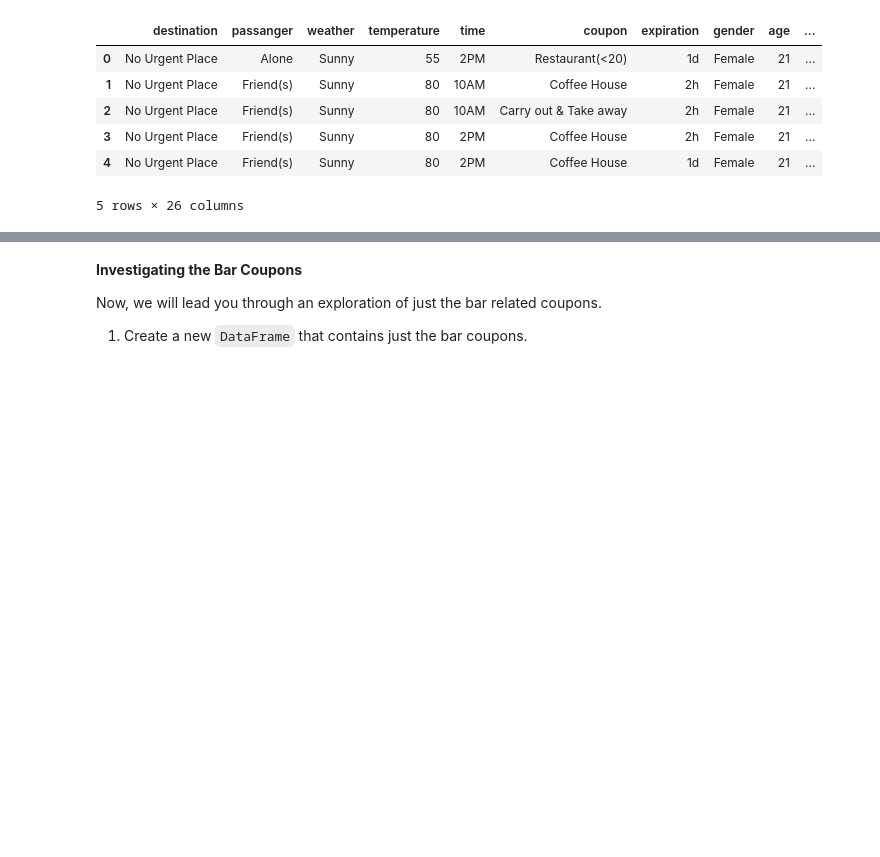
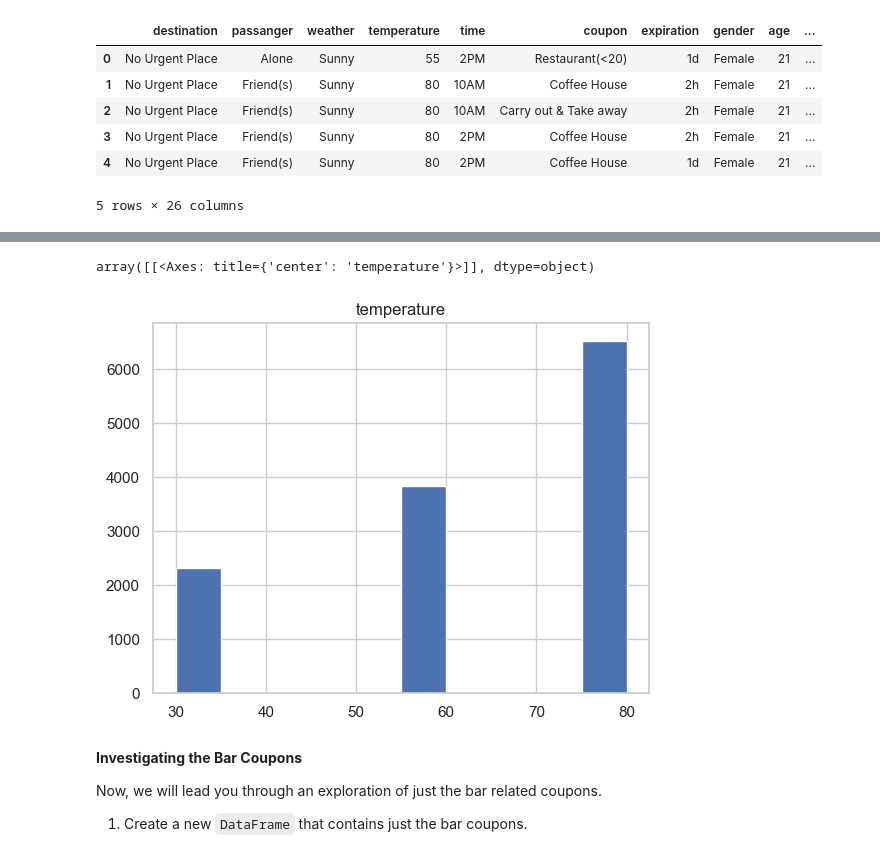
Before and after one commit to siraj-ahmed-cal/practical-application-1, a Jupyter notebook: prompt.ipynb, the cells around one changed output, grey strips where cells are left out. Drawn from its saved outputs; the diff is of its cells as text; code cells hidden in the pictures; blank space fills up the shorter version.

```diff
--- a/prompt.ipynb
+++ b/prompt.ipynb
@@ -90,3 +217,8 @@ data.head()
+# %%
+data.hist('temperature')
+# %% [output]
+array([[<Axes: title={'center': 'temperature'}>]], dtype=object)
+[figure, added]
 # %% [markdown]
 **Investigating the Bar Coupons**
 
```
Also changed, not shown: parts of 26 cells of this notebook.
